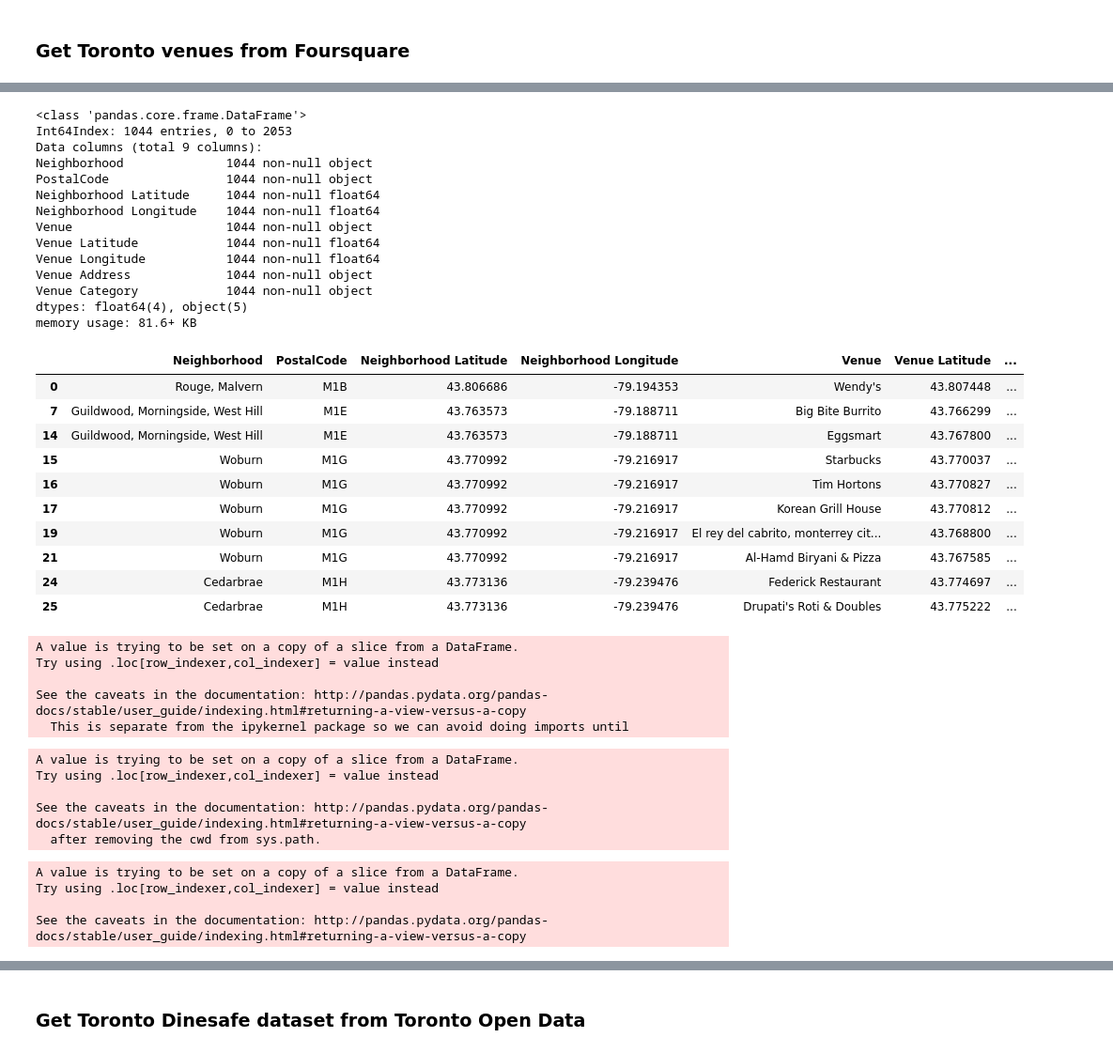
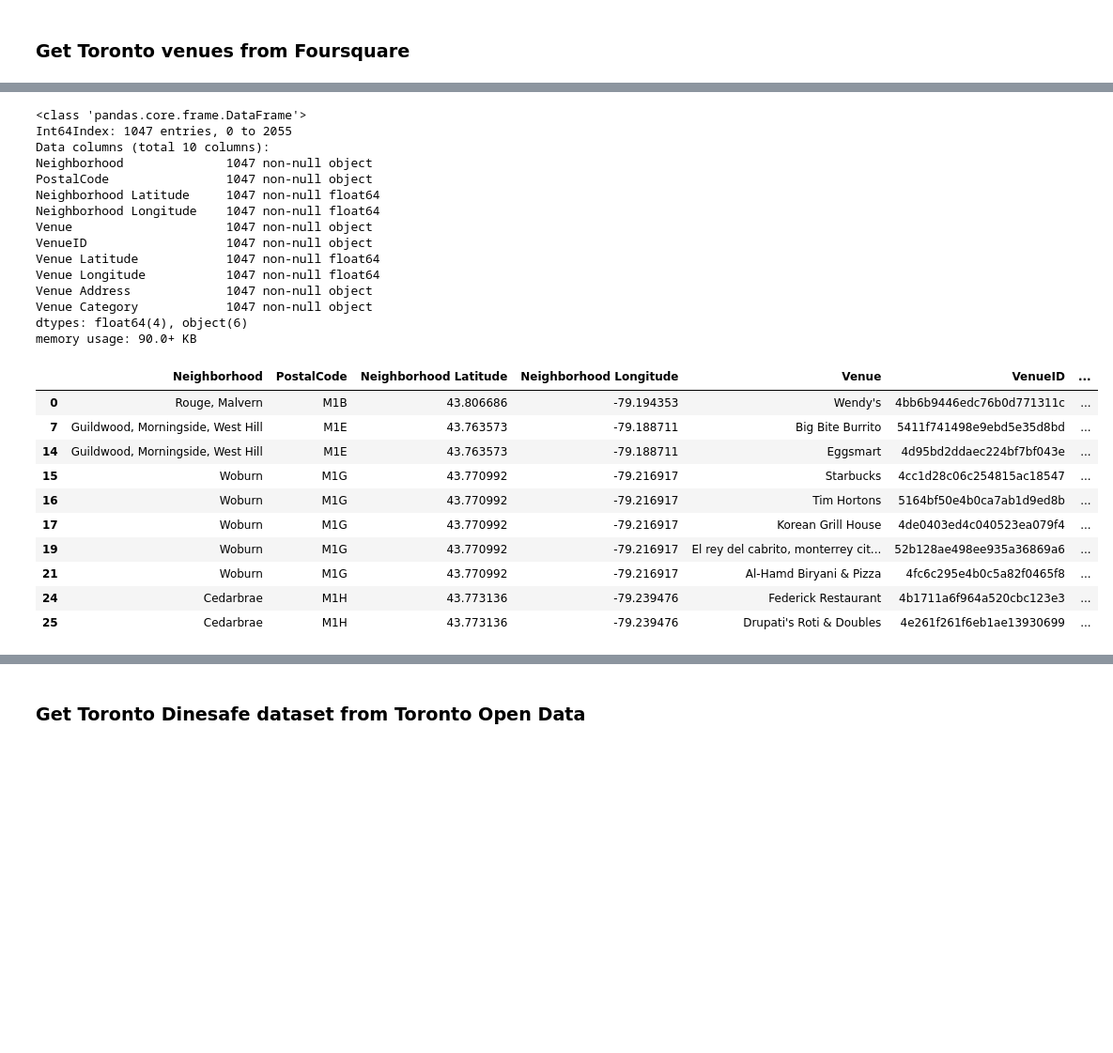
Before and after one commit to filtertron/IBM_DataScience_Capstone, a Jupyter notebook: SaferDiningInToronto.ipynb, the cells around one changed output, grey strips where cells are left out. Shown at 94% size. Drawn from its saved outputs; the diff is of its cells as text; code cells hidden in the pictures; blank space fills up the shorter version.

```diff
--- a/SaferDiningInToronto.ipynb
+++ b/SaferDiningInToronto.ipynb
@@ -203,7 +226,7 @@ import folium; # map rendering library
 url = 'https://en.wikipedia.org/wiki/List_of_postal_codes_of_Canada:_M';
 
 #and you may ask yourself "how do I know these are Toronto postal codes?"
-#answer: because they have the first letter M.
+#answer: because they have the first letter M and they came from the Wikipedia page :-).
 
 #get the parsed text from the url using the lxml parser
 html = urllib.request.urlopen(url);
@@ -308,6 +331,7 @@ def getNearbyVenues(names, postalcodes,latitudes, longitudes, radius=500):
             lat,
             lng,
             v['venue']['name'],
+            v['venue']['id'],
             v['venue']['location']['lat'],
             v['venue']['location']['lng'],
             v['venue']['location']['formattedAddress'],
@@ -319,13 +343,13 @@ def getNearbyVenues(names, postalcodes,latitudes, longitudes, radius=500):
                               'Neighborhood Latitude',
                               'Neighborhood Longitude',
                               'Venue',
+                              'VenueID',
                               'Venue Latitude',
                               'Venue Longitude',
                               'Venue Address',
                               'Venue Category'];
 
     return(nearby_venues);
-    #return(results);
 
 toronto_venues = getNearbyVenues(names=toronto_pc_gc_df['Neighbourhood'],
                                  postalcodes=toronto_pc_gc_df['PostalCode'],
@@ -392,36 +396,39 @@ array(['Fast Food Restaurant', 'Home Service', 'Golf Course',
 # %%
 #filter venue data to return only food and drink establishments
 
-pd.set_option('display.max_row', 3000)
+#in case we want to see all the available rows, probably not, but anyway...
+pd.set_option('display.max_row', 30000)
 
 toronto_restaurants = toronto_venues[toronto_venues['Venue Category'].str.contains('Restaurant|Joint|Bar|Spot|Deli|Diner|Creperie|Bagel|Dessert|Sandwich|Tea Room|Donut|Cheese|Noodle|Bakery|Café|Pub|Pizza|Food|Food Court|Fish & Chips|Coffee|Ice Cream|Salad|Steakhouse|Gastropub', na=False)]
 
+#what is the shape of the filtered dataset?
 toronto_restaurants.info()
 
 toronto_restaurants.head(10)
 # %% [output]
 <class 'pandas.core.frame.DataFrame'>
-Int64Index: 1044 entries, 0 to 2053
-Data columns (total 9 columns):
-Neighborhood              1044 non-null object
-PostalCode                1044 non-null object
-Neighborhood Latitude     1044 non-null float64
-Neighborhood Longitude    1044 non-null float64
-Venue                     1044 non-null object
-Venue Latitude            1044 non-null float64
-Venue Longitude           1044 non-null float64
-Venue Address             1044 non-null object
-Venue Category            1044 non-null object
-dtypes: float64(4), object(5)
-memory usage: 81.6+ KB
+Int64Index: 1047 entries, 0 to 2055
+Data columns (total 10 columns):
+Neighborhood              1047 non-null object
+PostalCode                1047 non-null object
+Neighborhood Latitude     1047 non-null float64
+Neighborhood Longitude    1047 non-null float64
+Venue                     1047 non-null object
+VenueID                   1047 non-null object
+Venue Latitude            1047 non-null float64
+Venue Longitude           1047 non-null float64
+Venue Address             1047 non-null object
+Venue Category            1047 non-null object
+dtypes: float64(4), object(6)
+memory usage: 90.0+ KB
-|  | Neighborhood | PostalCode | Neighborhood Latitude | Neighborhood Longitude | Venue | Venue Latitude | ... |
-| 0 | Rouge, Malvern | M1B | 43.806686 | -79.194353 | Wendy's | 43.807448 | ... |
-| 7 | Guildwood, Morningside, West Hill | M1E | 43.763573 | -79.188711 | Big Bite Burrito | 43.766299 | ... |
-| 14 | Guildwood, Morningside, West Hill | M1E | 43.763573 | -79.188711 | Eggsmart | 43.767800 | ... |
-| 15 | Woburn | M1G | 43.770992 | -79.216917 | Starbucks | 43.770037 | ... |
-| 16 | Woburn | M1G | 43.770992 | -79.216917 | Tim Hortons | 43.770827 | ... |
-| 17 | Woburn | M1G | 43.770992 | -79.216917 | Korean Grill House | 43.770812 | ... |
-| 19 | Woburn | M1G | 43.770992 | -79.216917 | El rey del cabrito, monterrey cit... | 43.768800 | ... |
-| 21 | Woburn | M1G | 43.770992 | -79.216917 | Al-Hamd Biryani & Pizza | 43.767585 | ... |
-| 24 | Cedarbrae | M1H | 43.773136 | -79.239476 | Federick Restaurant | 43.774697 | ... |
-| 25 | Cedarbrae | M1H | 43.773136 | -79.239476 | Drupati's Roti & Doubles | 43.775222 | ... |
+|  | Neighborhood | PostalCode | Neighborhood Latitude | Neighborhood Longitude | Venue | VenueID | ... |
+| 0 | Rouge, Malvern | M1B | 43.806686 | -79.194353 | Wendy's | 4bb6b9446edc76b0d771311c | ... |
+| 7 | Guildwood, Morningside, West Hill | M1E | 43.763573 | -79.188711 | Big Bite Burrito | 5411f741498e9ebd5e35d8bd | ... |
+| 14 | Guildwood, Morningside, West Hill | M1E | 43.763573 | -79.188711 | Eggsmart | 4d95bd2ddaec224bf7bf043e | ... |
+| 15 | Woburn | M1G | 43.770992 | -79.216917 | Starbucks | 4cc1d28c06c254815ac18547 | ... |
+| 16 | Woburn | M1G | 43.770992 | -79.216917 | Tim Hortons | 5164bf50e4b0ca7ab1d9ed8b | ... |
+| 17 | Woburn | M1G | 43.770992 | -79.216917 | Korean Grill House | 4de0403ed4c040523ea079f4 | ... |
+| 19 | Woburn | M1G | 43.770992 | -79.216917 | El rey del cabrito, monterrey cit... | 52b128ae498ee935a36869a6 | ... |
+| 21 | Woburn | M1G | 43.770992 | -79.216917 | Al-Hamd Biryani & Pizza | 4fc6c295e4b0c5a82f0465f8 | ... |
+| 24 | Cedarbrae | M1H | 43.773136 | -79.239476 | Federick Restaurant | 4b1711a6f964a520cbc123e3 | ... |
+| 25 | Cedarbrae | M1H | 43.773136 | -79.239476 | Drupati's Roti & Doubles | 4e261f261f6eb1ae13930699 | ... |
@@ -429,32 +440,15 @@ memory usage: 81.6+ KB
 #convert Venue Address column into a string from a list
 
 toronto_restaurants['Venue Address'] = toronto_restaurants['Venue Address'].apply(', '.join)
-# %% [output]
-A value is trying to be set on a copy of a slice from a DataFrame.
-Try using .loc[row_indexer,col_indexer] = value instead
-
-See the caveats in the documentation: http://pandas.pydata.org/pandas-docs/stable/user_guide/indexing.html#returning-a-view-versus-a-copy
-  This is separate from the ipykernel package so we can avoid doing imports until
 # %%
 #extract just the street address from the overall address
 from commonregex import CommonRegex
 parser = CommonRegex()
 toronto_restaurants['Venue Street Address'] = toronto_restaurants['Venue Address'].apply(lambda x: parser.street_addresses(x))
-# %% [output]
-A value is trying to be set on a copy of a slice from a DataFrame.
-Try using .loc[row_indexer,col_indexer] = value instead
-
-See the caveats in the documentation: http://pandas.pydata.org/pandas-docs/stable/user_guide/indexing.html#returning-a-view-versus-a-copy
-  after removing the cwd from sys.path.
 # %%
 #convert Venue Street Address column into a string from a list
 toronto_restaurants['Venue Street Address'] = toronto_restaurants['Venue Street Address'].apply(', '.join)
 #toronto_restaurants.shape
-# %% [output]
-A value is trying to be set on a copy of a slice from a DataFrame.
-Try using .loc[row_indexer,col_indexer] = value instead
-
-See the caveats in the documentation: http://pandas.pydata.org/pandas-docs/stable/user_guide/indexing.html#returning-a-view-versus-a-copy
 # %%
 toronto_restaurants.head(10)
 #drop rows without a street address, we need the street address to join to the Dinesafe dataset
```
Also changed, not shown: parts of 43 cells of this notebook.
